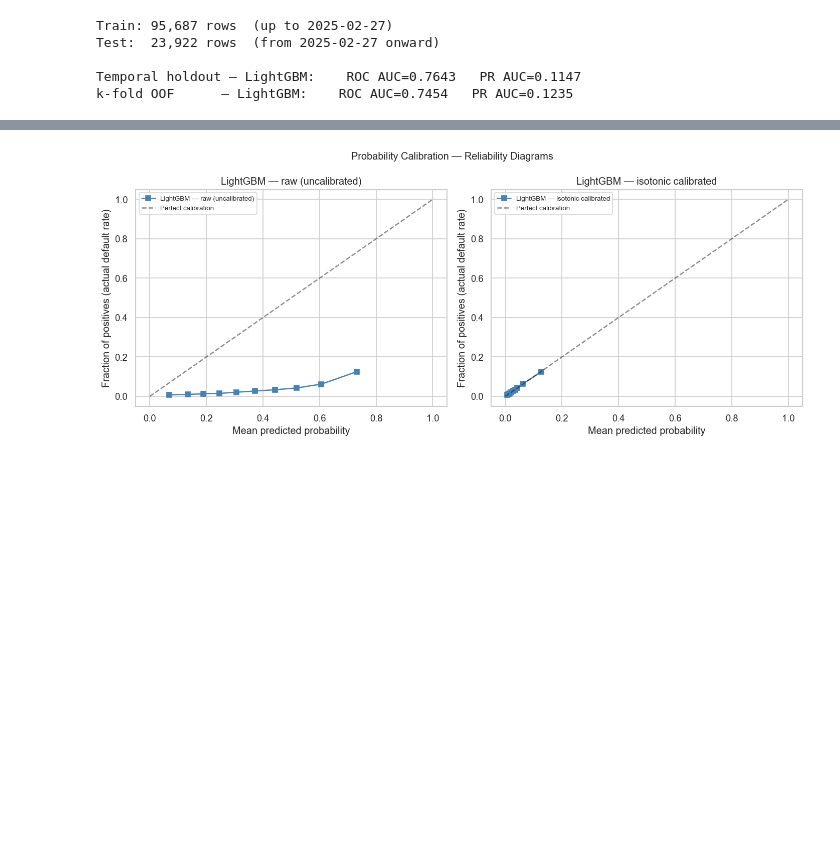
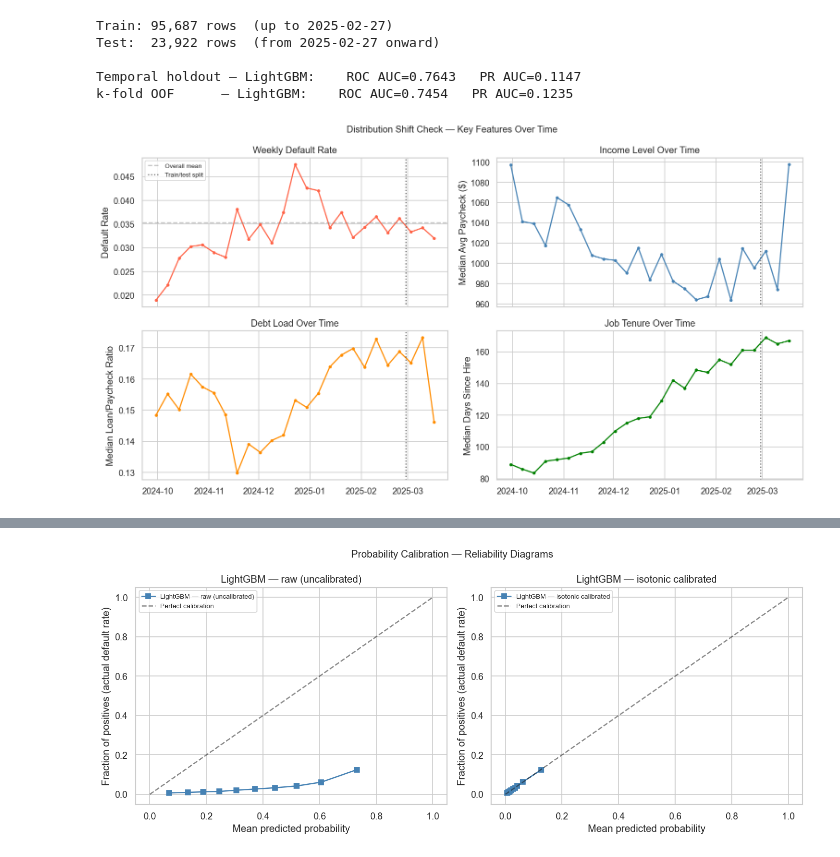
Before and after one commit to jthaller/data_scientist_assesment, a Jupyter notebook: risk_model/clair_risk_model.ipynb, the cells around one changed output, grey strips where cells are left out. Drawn from its saved outputs; the diff is of its cells as text; code cells hidden in the pictures; blank space fills up the shorter version.

```diff
--- a/risk_model/clair_risk_model.ipynb
+++ b/risk_model/clair_risk_model.ipynb
@@ -510,7 +514,7 @@ def prepare_xy(df: pd.DataFrame,
     """
     cols_to_drop = [c for c in drop_cols if c in df.columns] + [target]
     X = df.drop(columns=cols_to_drop)
-    y = df[target].astype(int)
+    y = df[target]
     return X, y
 
 
@@ -796,4 +808,57 @@ Test:  23,922 rows  (from 2025-02-27 onward)
 
 Temporal holdout — LightGBM:    ROC AUC=0.7643   PR AUC=0.1147
 k-fold OOF      — LightGBM:    ROC AUC=0.7454   PR AUC=0.1235
+# %%
+# --- Distribution shift check: default rate and key features over time ---
+def plot_distribution_shift(df: pd.DataFrame, date_col: str = 'loan_creation_dt',
+                             target: str = 'default_flag') -> None:
+    """
+    Plot weekly default rate and key feature medians over time to check for
+    concept drift within the data window.
+    """
+    df_ts = df[[date_col, target, 'avg_paycheck', 'loan_to_avg_paycheck',
+                'days_since_hire', 'on_time_rate']].copy()
+    df_ts['week'] = df_ts[date_col].dt.to_period('W').dt.start_time
+
+    weekly = df_ts.groupby('week').agg(
+        default_rate=(target, 'mean'),
+        n=(target, 'count'),
+        median_avg_paycheck=('avg_paycheck', 'median'),
+        median_loan_ratio=('loan_to_avg_paycheck', 'median'),
+        median_tenure=('days_since_hire', 'median'),
+    )
+
+    fig, axes = plt.subplots(2, 2, figsize=(13, 7), sharex=True)
+
+    axes[0, 0].plot(weekly.index, weekly['default_rate'], 'o-', color='tomato', markersize=3)
+    axes[0, 0].set_ylabel('Default Rate')
+    axes[0, 0].set_title('Weekly Default Rate')
+    axes[0, 0].axhline(df[target].mean(), ls='--', color='grey', alpha=0.5, label='Overall mean')
+    axes[0, 0].legend(fontsize=8)
+
+    axes[0, 1].plot(weekly.index, weekly['median_avg_paycheck'], 'o-', color='steelblue', markersize=3)
+    axes[0, 1].set_ylabel('Median Avg Paycheck ($)')
+    axes[0, 1].set_title('Income Level Over Time')
+
+    axes[1, 0].plot(weekly.index, weekly['median_loan_ratio'], 'o-', color='darkorange', markersize=3)
+    axes[1, 0].set_ylabel('Median Loan/Paycheck Ratio')
+    axes[1, 0].set_title('Debt Load Over Time')
+
+    axes[1, 1].plot(weekly.index, weekly['median_tenure'], 'o-', color='green', markersize=3)
+    axes[1, 1].set_ylabel('Median Days Since Hire')
+    axes[1, 1].set_title('Job Tenure Over Time')
+
+    # Mark train/test split
+    for ax in axes.flatten():
+        ax.axvline(split_date, color='black', ls=':', alpha=0.6, label='Train/test split')
+    axes[0, 0].legend(fontsize=8)
+
+    plt.suptitle('Distribution Shift Check — Key Features Over Time', fontsize=12)
+    plt.tight_layout()
+    plt.show()
+
+
+plot_distribution_shift(df)
+# %% [output]
+[figure, added]
 # %% [markdown]
```
Also changed, not shown: parts of 9 cells of this notebook, 1 other file.
